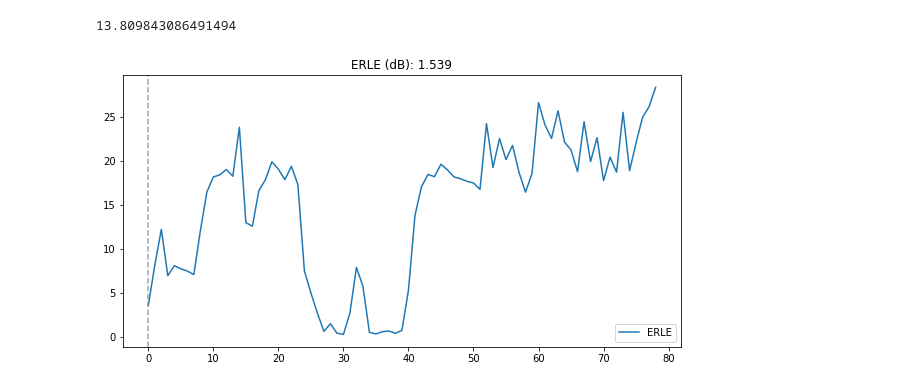
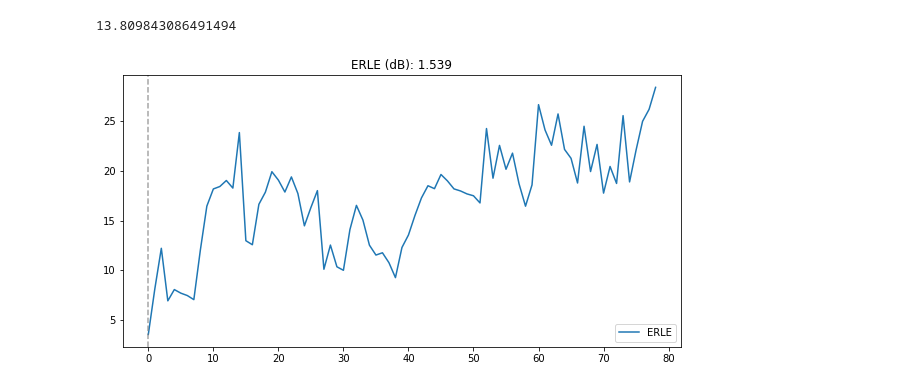
Before and after one commit to woosook0127/Speex_AEC_py, a Jupyter notebook: code/AEC_refactored.ipynb, the cells around one changed output. Cells and saved outputs as stored; diff of their text form; code cells hidden in the pictures.

Commit message:
2024-09-11 Linear AEC is complete

```diff
--- a/code/AEC_refactored.ipynb
+++ b/code/AEC_refactored.ipynb
@@ -505,7 +11,10 @@ temp, sr = sf.read("../data/Vaccum/input.wav")
 mic = temp[:, 0]
 ref = temp[:, 2]
 
-aec_speech, aec_echo = run_AEC(ref, mic, sr, processor=My_MDF,output_filename="mine_vaccum")
-erle = calculate_erle(mic, aec_echo, opt_print=True)
+aec_speech, aec_echo = aec.run_AEC(ref, mic, sr, processor=aec.MDF,
+                                   output_filename="Linear_AEC_vaccum"
+                                   )
+erle = aec.calculate_erle(mic, aec_echo, opt_print=True)
+erle
 # %% [output]
 CALCULATING ERLE FOR 'real' DATA ...
@@ -512,7 +22,7 @@ CALCULATING ERLE FOR 'real' DATA ...
 # %%
 # ERLE graph
 
-win_erle_1 = windowed_calculate_erle(mic, aec_echo)
+win_erle_1 = aec.windowed_calculate_erle(mic, aec_echo)
 
 plt.figure(figsize=(10, 5))
 plt.plot(win_erle_1, label="ERLE")
@@ -538,28 +46,26 @@ ref = ref[:, 0]
 gt_ref = gt_ref/np.max(gt_ref)
 # %%
-aec_speech, aec_echo = run_AEC(gt_ref, mic, sr, processor=My_MDF,
-                               output_filename="mine_vaccum"
-                            )
-
-
-calculate_erle(ref, aec_echo, tag='simulation', opt_print=True)
+aec_speech, aec_echo = aec.run_AEC(gt_ref, mic, sr, processor=aec.MDF,
+                                   output_filename="Linear_AEC_dynamiteRIR"
+                                   )
+aec.calculate_erle(ref, aec_echo, tag='simulation', opt_print=True)
 # %% [output]
 CALCULATING ERLE FOR 'simulation' DATA ...
 13.809843086491494
 # %%
 # ERLE graph
 
-win_erle_1 = windowed_calculate_erle(mic, aec_echo)
+win_erle_1 = aec.windowed_calculate_erle(ref, aec_echo, tag='simulation')
 
 plt.figure(figsize=(10, 5))
 plt.plot(win_erle_1, label="ERLE")
 plt.legend()
 
 spacing = int(len(mic)/1024)  # 간격
 for xc in range(0, len(win_erle_1), spacing):
     plt.axvline(x=xc, color='gray', linestyle='--', alpha=0.7)
 
 plt.title(f"ERLE (dB): {erle:.3f}")
 plt.show()
 # %% [output]
-[figure, old version]
+[figure, new version]
```
Also changed, not shown: parts of 6 cells of this notebook, 1 other file.
